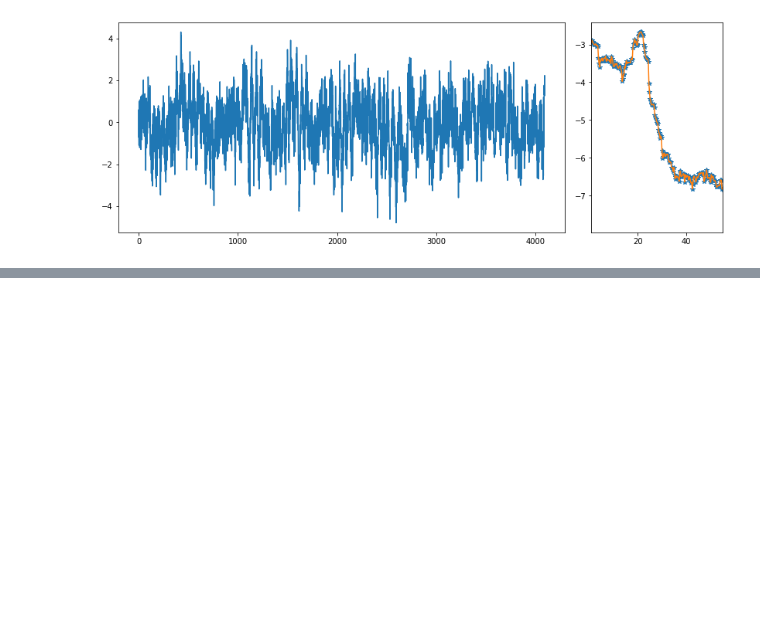
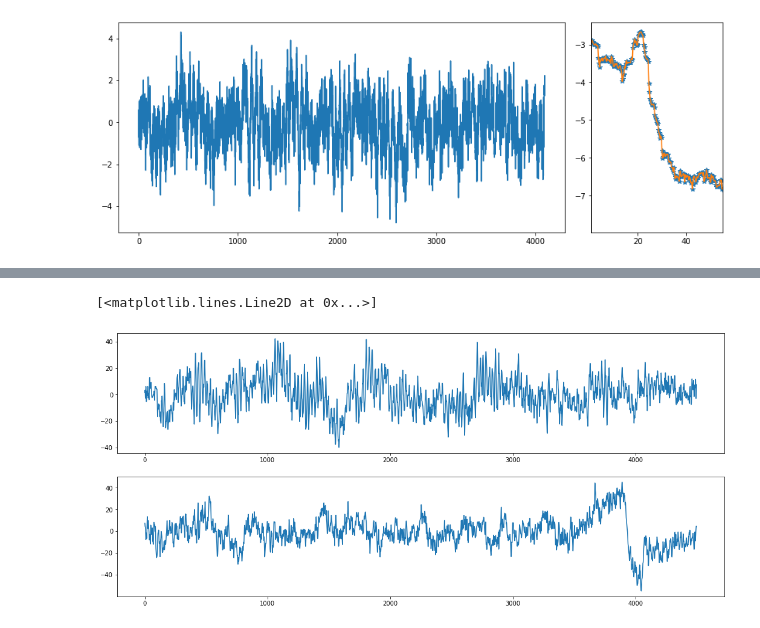
Before and after one commit to AraiKensuke/FitSpectrum, a Jupyter notebook: FitPowerSpec.ipynb, the cells around one changed output, grey strips where cells are left out. Cells and saved outputs as stored; diff of their text form; code cells hidden in the pictures; blank space fills up the shorter version.

```diff
--- a/FitPowerSpec.ipynb
+++ b/FitPowerSpec.ipynb
@@ -275,0 +128,18 @@ pm.__version__
+# %%
+import numpy as _N
+
+eeg = _N.loadtxt("FitSpectrum/jan142021_01_00_00_smpl_v1.dat")
+
+#  eeg has 5 channels of eeg data, 30 seconds in duration sampled at 300Hz.  shape is 9000 x 5
+# %%
+eeg_channel = 0
+fig = plt.figure(figsize=(18, 8))
+fig.add_subplot(2, 1, 1)
+plt.title("FIRST HALF")
+plt.plot(eeg[0:4500, eeg_channel])
+fig.add_subplot(2, 1, 2)
+plt.title("SECOND HALF")
+plt.plot(eeg[4500:, eeg_channel])
+# %% [output]
+[<matplotlib.lines.Line2D at 0x...>]
+[figure, added]
```
Also changed, not shown: parts of 16 cells of this notebook.
